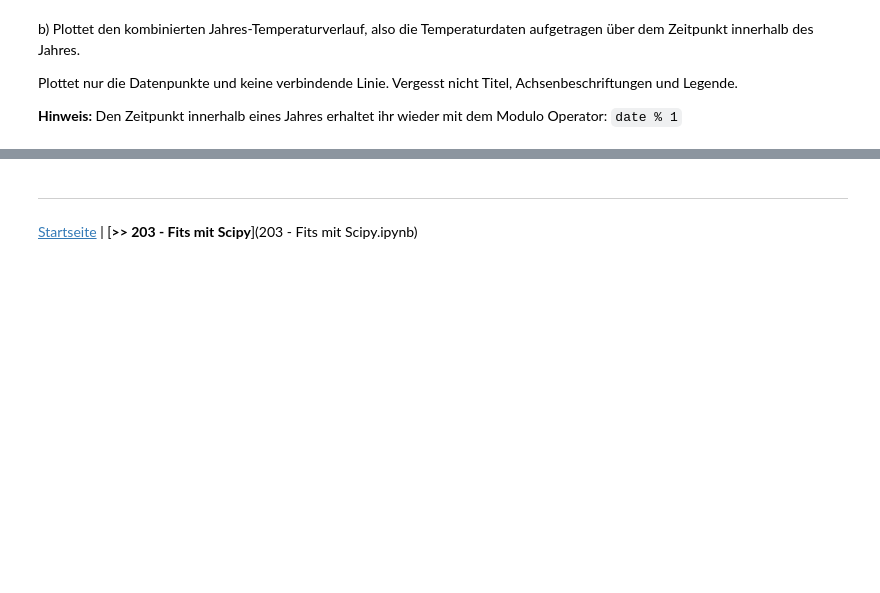
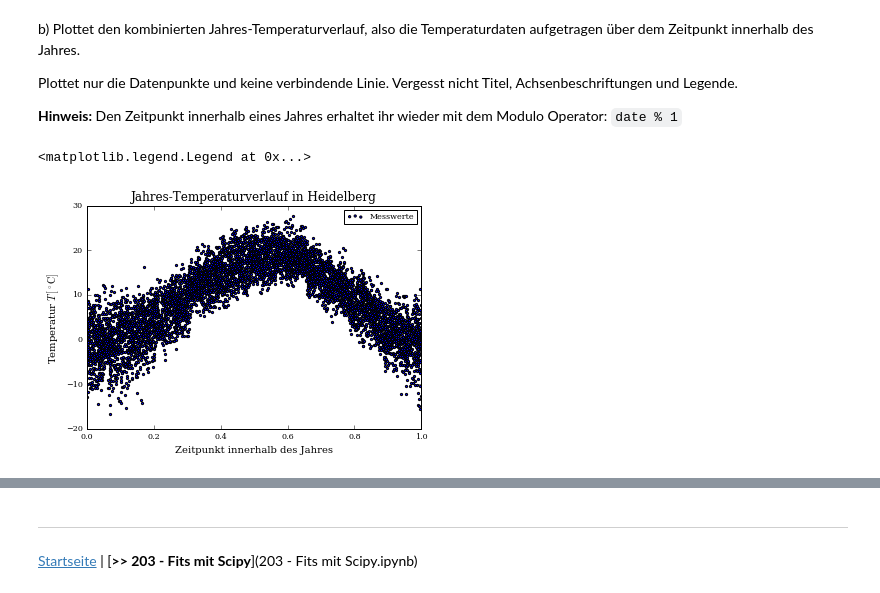
Before and after one commit to uhd-pap/course-deploy, a Jupyter notebook: 202 - Plots mit Matplotlib.ipynb, the cells around one changed output, grey strips where cells are left out. Saved outputs shown, nothing was run; the diff lists cells and outputs as text; code cells hidden in the pictures; blank space fills up the shorter version.

```diff
--- a/202 - Plots mit Matplotlib.ipynb
+++ b/202 - Plots mit Matplotlib.ipynb
@@ -175,3 +203,13 @@ raise NotImplementedError()
+# %%
+plt.scatter(date % 1, T, marker='.', label='Messwerte')
+plt.title('Jahres-Temperaturverlauf in Heidelberg')
+plt.xlim(0, 1)
+plt.xlabel(r'Zeitpunkt innerhalb des Jahres')
+plt.ylabel(r'Temperatur $T \, [^\circ{}\mathrm{C}]$')
+plt.legend()
+# %% [output]
+<matplotlib.legend.Legend at 0x...>
+[figure, added]
 # %% [markdown]
 Sieht dein Plot etwa so aus?
 
```
Also changed, not shown: parts of 13 cells of this notebook, 10 other files.
